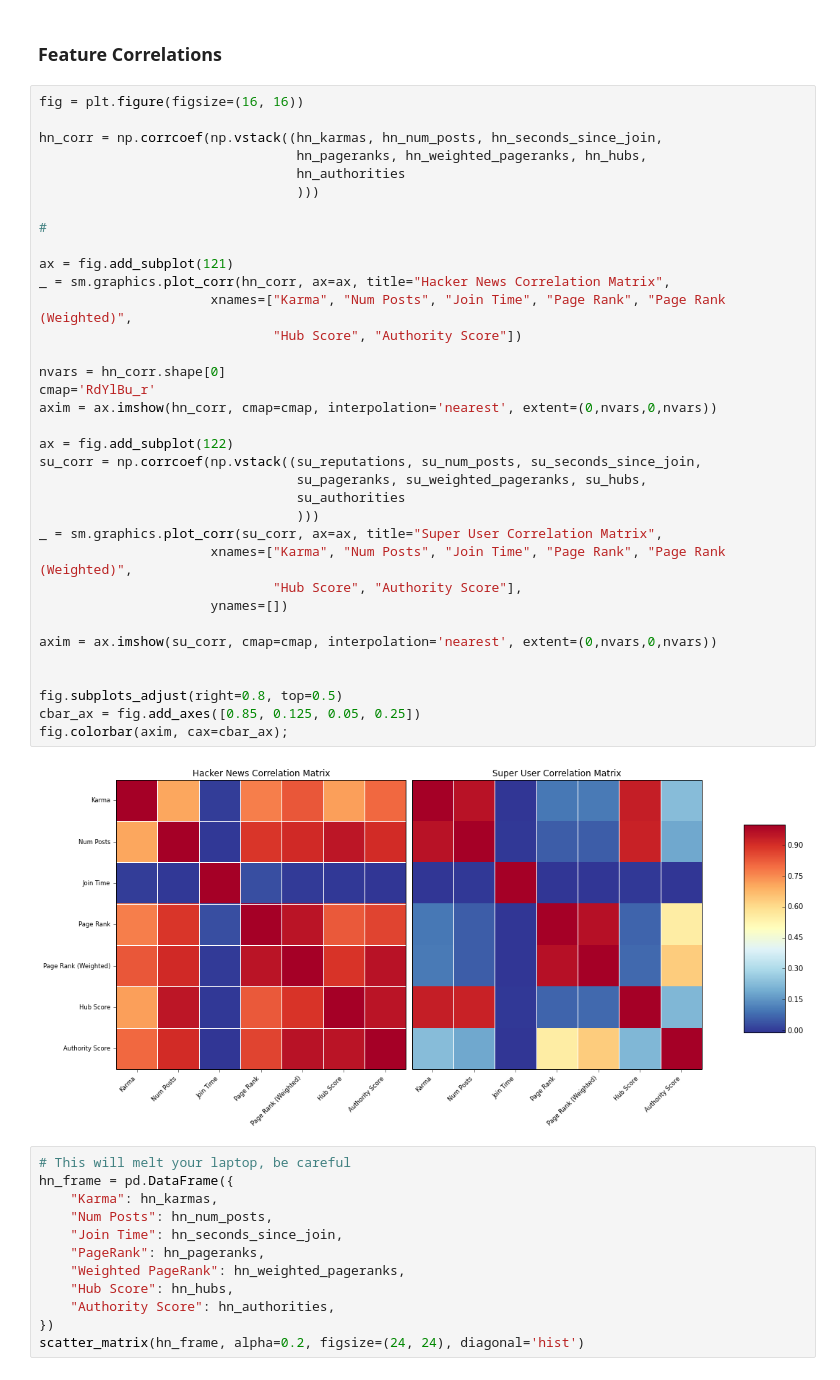
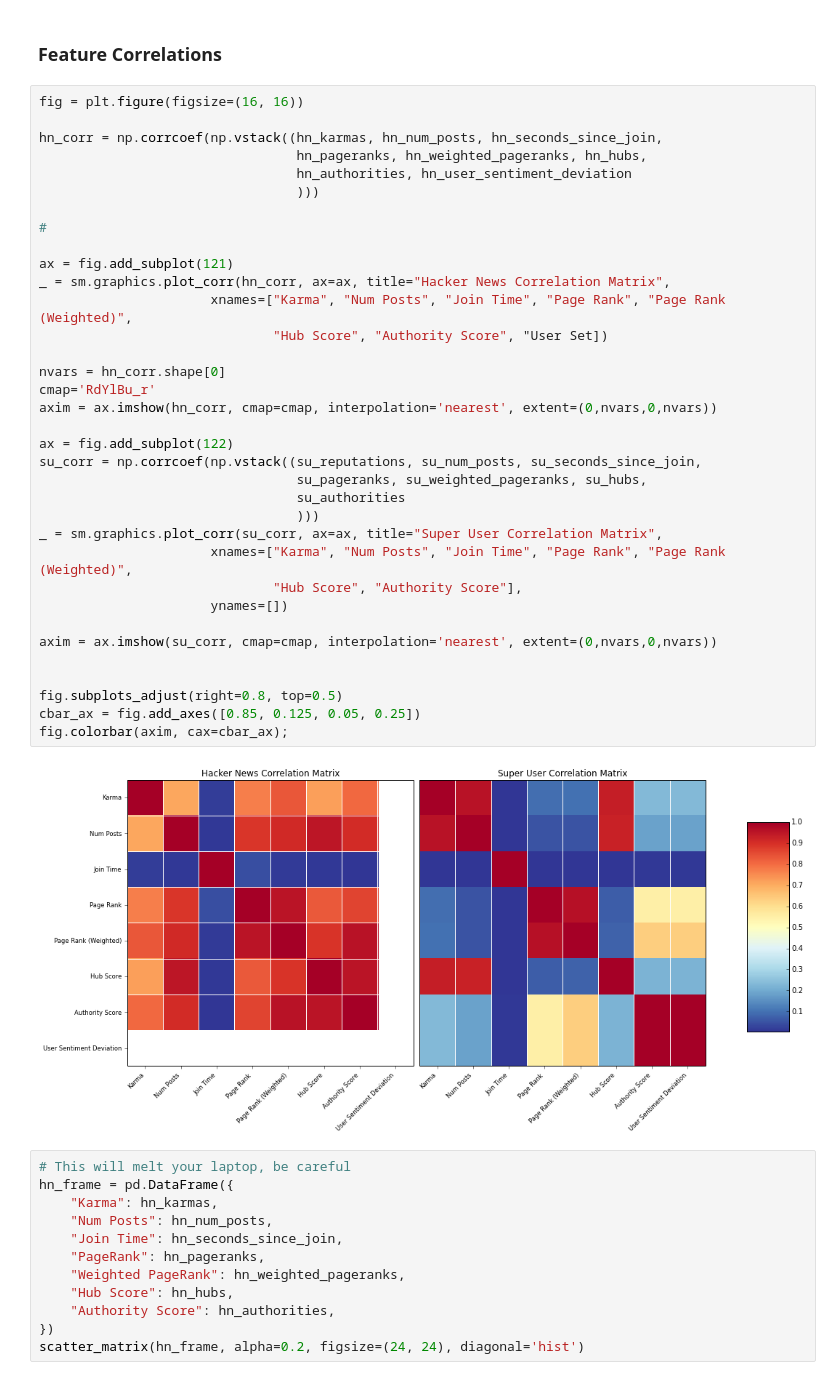
Before and after one commit to turtlesoupy/karma-prediction-cs224w, a Jupyter notebook: ipython/Karma.ipynb, the cells around one changed output. Drawn from its saved outputs; the diff is of its cells as text.

Commit message:
Sentiment analysis

```diff
--- a/ipython/Karma.ipynb
+++ b/ipython/Karma.ipynb
@@ -230,38 +243,38 @@ fig = plt.figure(figsize=(16, 16))
 
 hn_corr = np.corrcoef(np.vstack((hn_karmas, hn_num_posts, hn_seconds_since_join,
                                  hn_pageranks, hn_weighted_pageranks, hn_hubs,
-                                 hn_authorities
+                                 hn_authorities, hn_user_sentiment_deviation
                                  )))
 
 #
 
 ax = fig.add_subplot(121)
 _ = sm.graphics.plot_corr(hn_corr, ax=ax, title="Hacker News Correlation Matrix",
                       xnames=["Karma", "Num Posts", "Join Time", "Page Rank", "Page Rank (Weighted)",
-                              "Hub Score", "Authority Score"])
+                              "Hub Score", "Authority Score", "User Set])
 
 nvars = hn_corr.shape[0]
 cmap='RdYlBu_r'
 axim = ax.imshow(hn_corr, cmap=cmap, interpolation='nearest', extent=(0,nvars,0,nvars))
 
 ax = fig.add_subplot(122)
 su_corr = np.corrcoef(np.vstack((su_reputations, su_num_posts, su_seconds_since_join,
                                  su_pageranks, su_weighted_pageranks, su_hubs,
                                  su_authorities
                                  )))
 _ = sm.graphics.plot_corr(su_corr, ax=ax, title="Super User Correlation Matrix",
                       xnames=["Karma", "Num Posts", "Join Time", "Page Rank", "Page Rank (Weighted)",
                               "Hub Score", "Authority Score"],
                       ynames=[])
 
 axim = ax.imshow(su_corr, cmap=cmap, interpolation='nearest', extent=(0,nvars,0,nvars))
 
 
 fig.subplots_adjust(right=0.8, top=0.5)
 cbar_ax = fig.add_axes([0.85, 0.125, 0.05, 0.25])
 fig.colorbar(axim, cax=cbar_ax);
 # %% [output]
-[figure, old version]
+[figure, new version]
 # %%
 # This will melt your laptop, be careful
 hn_frame = pd.DataFrame({
```
Also changed, not shown: parts of 6 cells of this notebook, 1 other file.
